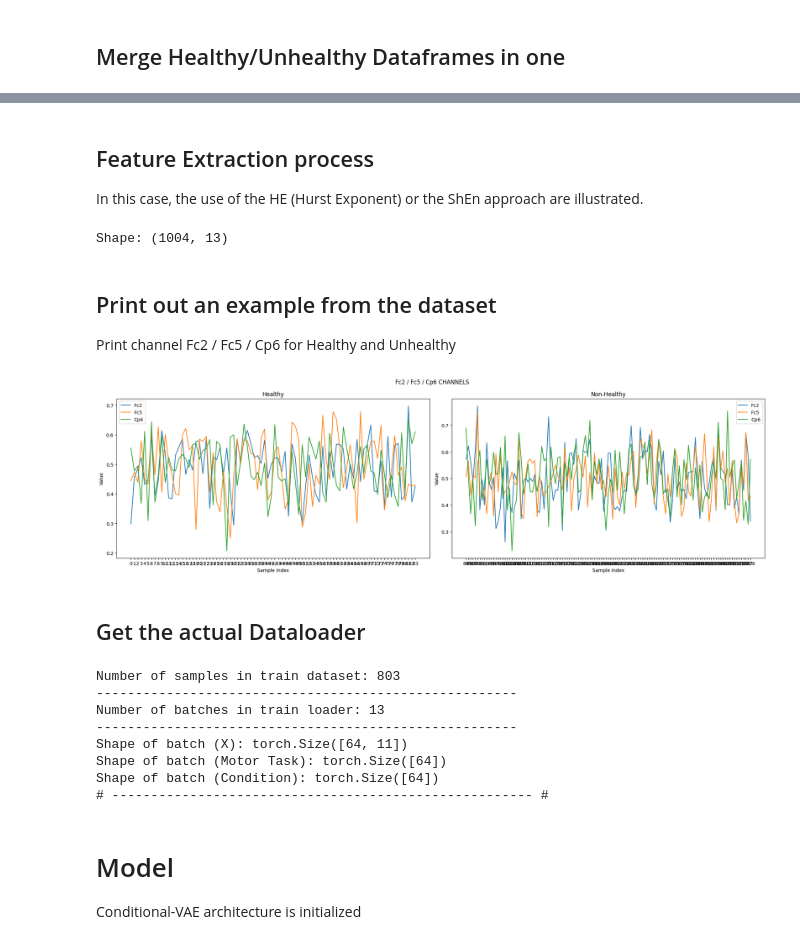
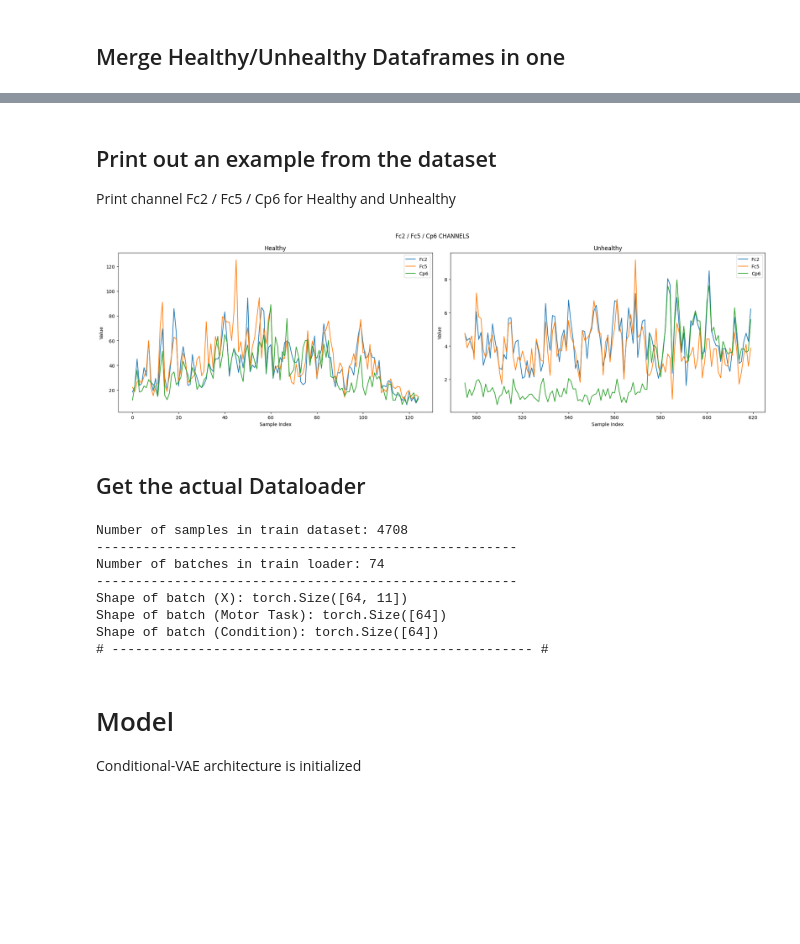
Before and after one commit to D-dolo/IET06-CVae, a Jupyter notebook: Implementation.ipynb, the cells around one changed output, grey strips where cells are left out. Cells and saved outputs as stored; diff of their text form; code cells hidden in the pictures; blank space fills up the shorter version.

Commit message:
Features Extraction: Implement STFT
Signed-off-by: Gianmarco Scarano <gianmarcoscarano@gmail.com>

```diff
--- a/Implementation.ipynb
+++ b/Implementation.ipynb
@@ -354,0 +635,17 @@ Dataframe shape: (115000, 13)
+# %%
+method = 'STFT' # 'Hurst / 'CD' / 'KolmEn' / 'KolmEn_LE' / 'DFA' / 'STFT'
+
+if (method != ''):
+    features_extracted_healthy, features_extracted_unhealthy = compute_feature_extraction(method=method)
+
+    if(method == 'STFT'):
+        features_extracted_healthy = pd.DataFrame(features_extracted_healthy.T, columns=final_df.columns)
+        features_extracted_unhealthy = pd.DataFrame(features_extracted_unhealthy.T, columns=final_df_unhealthy.columns)
+    else:
+        # Convert non-DFA Exponents to DataFrame for easier manipulation
+        if(method != 'DFA'):
+            features_extracted_healthy = pd.DataFrame.from_dict(features_extracted_healthy, orient='index', columns=final_df.columns)
+            features_extracted_unhealthy = pd.DataFrame.from_dict(features_extracted_unhealthy, orient='index', columns=final_df_unhealthy.columns)
+
+print(f"Shape healthy Dataset: {features_extracted_healthy.shape}")
+print(f"Shape unhealthy Dataset: {features_extracted_unhealthy.shape}")
@@ -356,20 +666,21 @@ Dataframe shape: (115000, 13)
 ## Merge Healthy/Unhealthy Dataframes in one
 # %%
 # Create a merged dataframe with columns from the healthy dataset
-merged_df = final_df.copy()
+merged_df = features_extracted_healthy.copy()
 
 # Identify common channels between healthy and unhealthy datasets
-common_channels = set(final_df.columns).intersection(final_df_unhealthy.columns)
+common_channels = set(features_extracted_healthy.columns).intersection(features_extracted_unhealthy.columns)
 
 # Concatenate the unhealthy dataset to the merged dataframe
-merged_df = pd.concat([merged_df, final_df_unhealthy], ignore_index=True, sort=False)
+merged_df = pd.concat([merged_df, features_extracted_unhealthy], ignore_index=True, sort=False)
 
 # Features have to be a tensor [batch_size, num_features] where num_features = 21
 # As of now, the unhealthy dataset has 11 features, so the other 10 are NaNs.
 merged_df = merged_df.dropna(axis=1)    # Or drop columns with NaN values
 
 # Convert labels to numerical classes
-merged_df = convert_labels(df=merged_df)
+if (method != 'STFT'):
+    merged_df = convert_labels(df=merged_df)
 
 # Example of the resulting dataframe
 print(f"Merged DataFrame dimensions: {merged_df.shape}")
@@ -385,3 +695,0 @@ Merged DataFrame dimensions: (125500, 13)
-# %% [markdown]
-## Feature Extraction process
-In this case, the use of the HE (Hurst Exponent) or the ShEn approach are illustrated.
@@ -495,18 +696,3 @@ def compute_feature_extraction(method: str):
-# %%
-method = 'Hurst' # 'Hurst / 'CD' / 'KolmEn' / 'KolmEn_LE' / 'DFA'
-
-if (method != ''):
-    features_extracted = compute_feature_extraction(method=method)
-
-    # Convert Hurst Exponents to DataFrame for easier analysis
-    if(method != 'DFA'):
-        features_extracted = pd.DataFrame.from_dict(features_extracted, orient='index', columns=merged_df.columns)
-
-    merged_df = features_extracted
-
-print(f"Shape: {merged_df.shape}")
-# %% [output]
-Shape: (1004, 13)
 # %% [markdown]
 ## Print out an example from the dataset
 Print channel Fc2 / Fc5 / Cp6 for Healthy and Unhealthy
@@ -515,35 +701,35 @@ Print channel Fc2 / Fc5 / Cp6 for Healthy and Unhealthy
 fc2_electrode = 'Fc2'
 fc5_electrode = 'Fc5'
 cp6_electrode = 'Cp6'
 len_signal = 125
 
 # Plot for healthy data
 plt.figure(figsize=(20, 6))
 plt.suptitle("Fc2 / Fc5 / Cp6 CHANNELS")
 
 plt.subplot(1, 2, 1)
 plt.plot(merged_df[merged_df['Condition'] == 0][fc2_electrode][:len_signal], label=f'{fc2_electrode}', linestyle='-')
 plt.plot(merged_df[merged_df['Condition'] == 0][fc5_electrode][:len_signal], label=f'{fc5_electrode}', linestyle='-')
 plt.plot(merged_df[merged_df['Condition'] == 0][cp6_electrode][:len_signal], label=f'{cp6_electrode}', linestyle='-')
 plt.xlabel('Sample Index')
 plt.ylabel("Value")
 plt.title('Healthy')
 plt.legend()
 
 # Plot for non-healthy data
 plt.subplot(1, 2, 2)
 plt.plot(merged_df[merged_df['Condition'] == 1][fc2_electrode][:len_signal], label=f'{fc2_electrode}', linestyle='-')
 plt.plot(merged_df[merged_df['Condition'] == 1][fc5_electrode][:len_signal], label=f'{fc5_electrode}', linestyle='-')
 plt.plot(merged_df[merged_df['Condition'] == 1][cp6_electrode][:len_signal], label=f'{cp6_electrode}', linestyle='-')
 plt.xlabel('Sample Index')
 plt.ylabel("Value")
-plt.title('Non-Healthy')
+plt.title('Unhealthy')
 plt.legend()
 
 plt.tight_layout()  # Adjust layout for better spacing
 plt.show()
 # %% [output]
-[figure, old version]
+[figure, new version]
 # %% [markdown]
 ## Get the actual Dataloader
 # %%
@@ -598,7 +784,7 @@ if(method != 'DFA' and method != 'Hurts'):
     merged_df = scale_values(merged_df, scaler)
 
 # Split the dataset into train and test sets
-train_df, test_df = train_test_split(merged_df, test_size=0.2, random_state=2047315)
+train_df, test_df = train_test_split(merged_df, test_size=0.2, shuffle=True, random_state=2047315)
 
 # Create custom datasets and data loaders
 train_dataset = CustomDataset(pd.DataFrame(train_df))
@@ -617,9 +803,9 @@ print(f"Shape of batch (Motor Task): {batch[1].shape}")
 print(f"Shape of batch (Condition): {batch[2].shape}")
 print("# ------------------------------------------------------ #")
 # %% [output]
-Number of samples in train dataset: 803
+Number of samples in train dataset: 4708
 ------------------------------------------------------
-Number of batches in train loader: 13
+Number of batches in train loader: 74
 ------------------------------------------------------
 Shape of batch (X): torch.Size([64, 11])
 Shape of batch (Motor Task): torch.Size([64])
```
Also changed, not shown: parts of 14 cells of this notebook.
